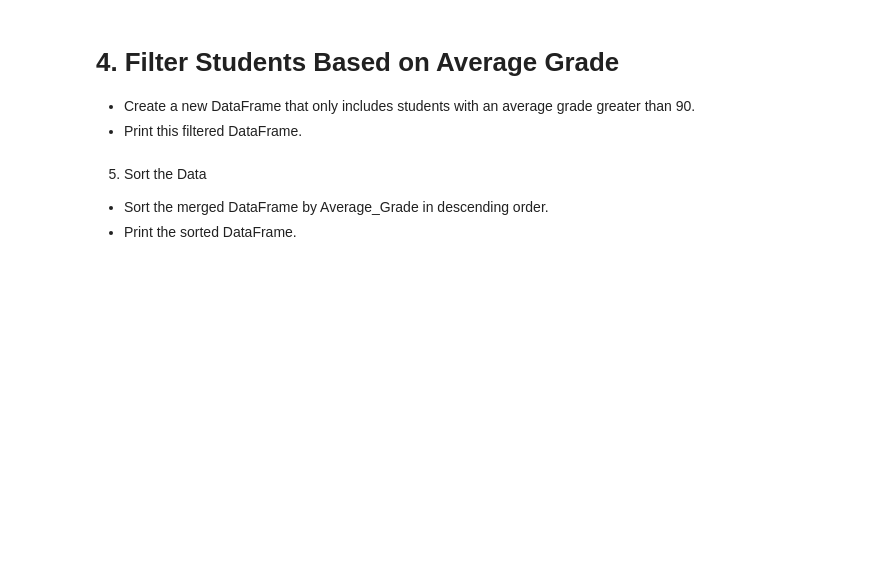
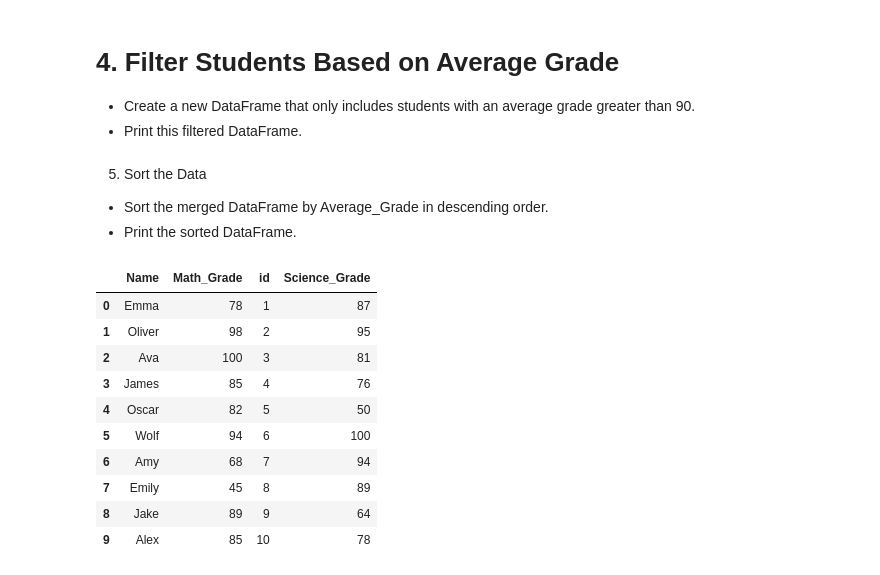
Before and after one commit to byambaa1982/python_cources_for_beginers, a Jupyter notebook: Mini Project 1/Pandas_3.ipynb, the cells around one changed output. Cells and saved outputs as stored; diff of their text form; code cells hidden in the pictures; blank space fills up the shorter version.

```diff
--- a/Mini Project 1/Pandas_3.ipynb
+++ b/Mini Project 1/Pandas_3.ipynb
@@ -136,3 +136,33 @@ DataFrame 2: Create another DataFrame with information about the same students a
 
 - Sort the merged DataFrame by Average_Grade in descending order.
 - Print the sorted DataFrame.
+# %%
+data1 = ({
+    'Name': ['Emma', 'Oliver', 'Ava', 'James', 'Oscar', 'Wolf', 'Amy', 'Emily', 'Jake', 'Alex'],
+    'Math_Grade': [78, 98, 100, 85, 82, 94, 68, 45, 89, 85],
+    'id': [1, 2, 3, 4, 5, 6, 7, 8, 9, 10]
+})
+
+data2 = ({
+    'Name': ['Emma', 'Oliver', 'Ava', 'James', 'Oscar', 'Wolf', 'Amy', 'Emily', 'Jake', 'Alex'],
+    'Science_Grade': [87, 95, 81, 76, 50, 100, 94, 89, 64, 78],
+    'id': [1, 2, 3, 4, 5, 6, 7, 8, 9, 10]
+})
+# %%
+
+df1 = pd.DataFrame(data1)
+df2 = pd.DataFrame(data2)
+joined_df = pd.merge(df1, df2, on=['Name', 'id'])
+joined_df
+# %% [output]
+|  | Name | Math_Grade | id | Science_Grade |
+| 0 | Emma | 78 | 1 | 87 |
+| 1 | Oliver | 98 | 2 | 95 |
+| 2 | Ava | 100 | 3 | 81 |
+| 3 | James | 85 | 4 | 76 |
+| 4 | Oscar | 82 | 5 | 50 |
+| 5 | Wolf | 94 | 6 | 100 |
+| 6 | Amy | 68 | 7 | 94 |
+| 7 | Emily | 45 | 8 | 89 |
+| 8 | Jake | 89 | 9 | 64 |
+| 9 | Alex | 85 | 10 | 78 |
```
Also changed, not shown: parts of 3 cells of this notebook.
